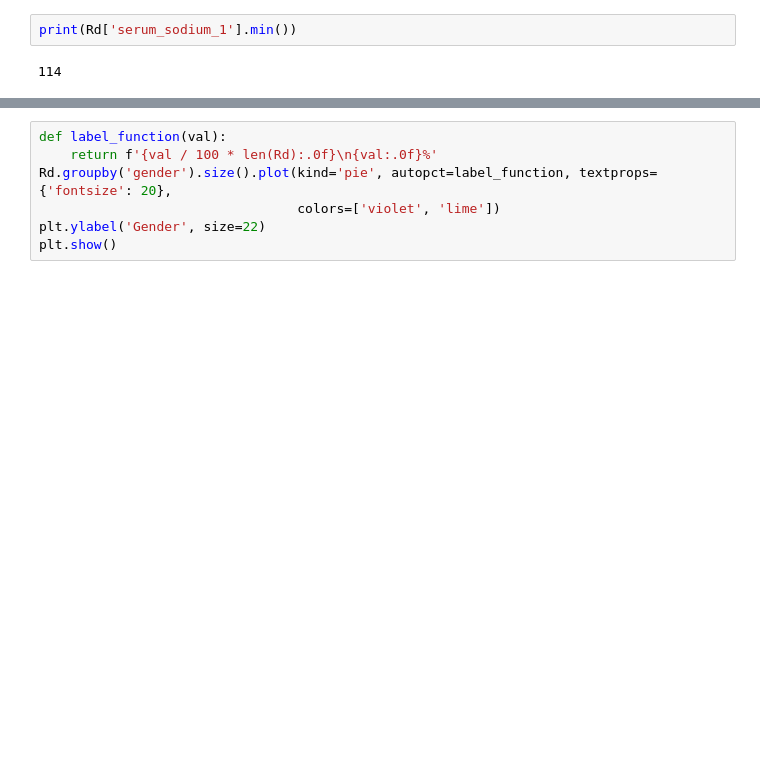
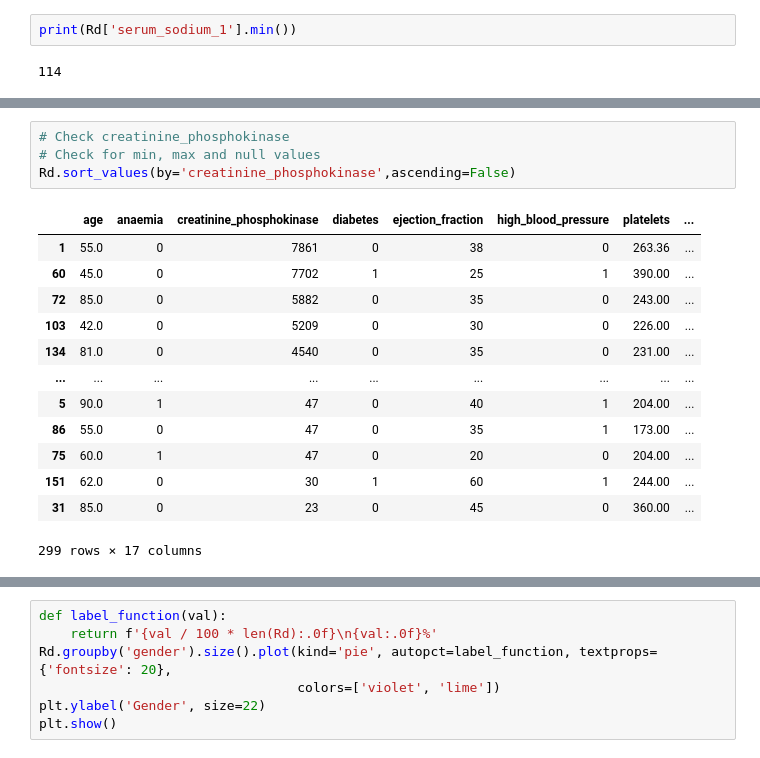
Before and after one commit to shantanu779/data_science, a Jupyter notebook: assignment2.ipynb, the cells around one changed output, grey strips where cells are left out. Drawn from its saved outputs; the diff is of its cells as text; blank space fills up the shorter version.

```diff
--- a/assignment2.ipynb
+++ b/assignment2.ipynb
@@ -253,0 +285,18 @@ print(Rd['serum_sodium_1'].min())
+# %%
+# Check creatinine_phosphokinase
+# Check for min, max and null values
+Rd.sort_values(by='creatinine_phosphokinase',ascending=False)
+# %% [output]
+|  | age | anaemia | creatinine_phosphokinase | diabetes | ejection_fraction | high_blood_pressure | platelets | ... |
+| 1 | 55.0 | 0 | 7861 | 0 | 38 | 0 | 263.36 | ... |
+| 60 | 45.0 | 0 | 7702 | 1 | 25 | 1 | 390.00 | ... |
+| 72 | 85.0 | 0 | 5882 | 0 | 35 | 0 | 243.00 | ... |
+| 103 | 42.0 | 0 | 5209 | 0 | 30 | 0 | 226.00 | ... |
+| 134 | 81.0 | 0 | 4540 | 0 | 35 | 0 | 231.00 | ... |
+| ... | ... | ... | ... | ... | ... | ... | ... | ... |
+| 5 | 90.0 | 1 | 47 | 0 | 40 | 1 | 204.00 | ... |
+| 86 | 55.0 | 0 | 47 | 0 | 35 | 1 | 173.00 | ... |
+| 75 | 60.0 | 1 | 47 | 0 | 20 | 0 | 204.00 | ... |
+| 151 | 62.0 | 0 | 30 | 1 | 60 | 1 | 244.00 | ... |
+| 31 | 85.0 | 0 | 23 | 0 | 45 | 0 | 360.00 | ... |
+299 rows × 17 columns
```
Also changed, not shown: parts of 19 cells of this notebook.
